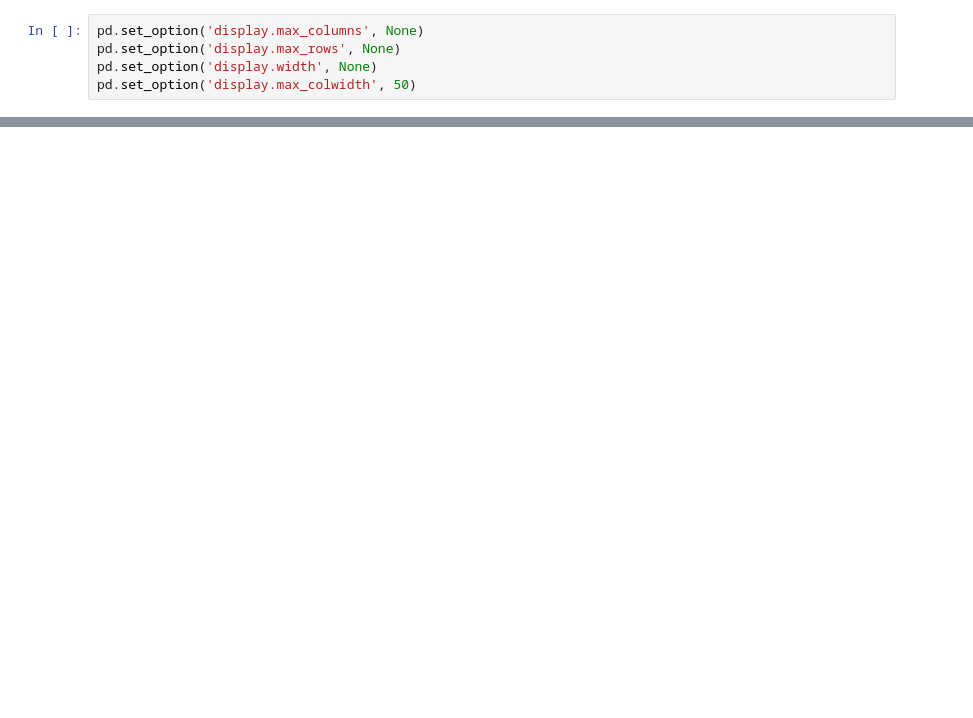
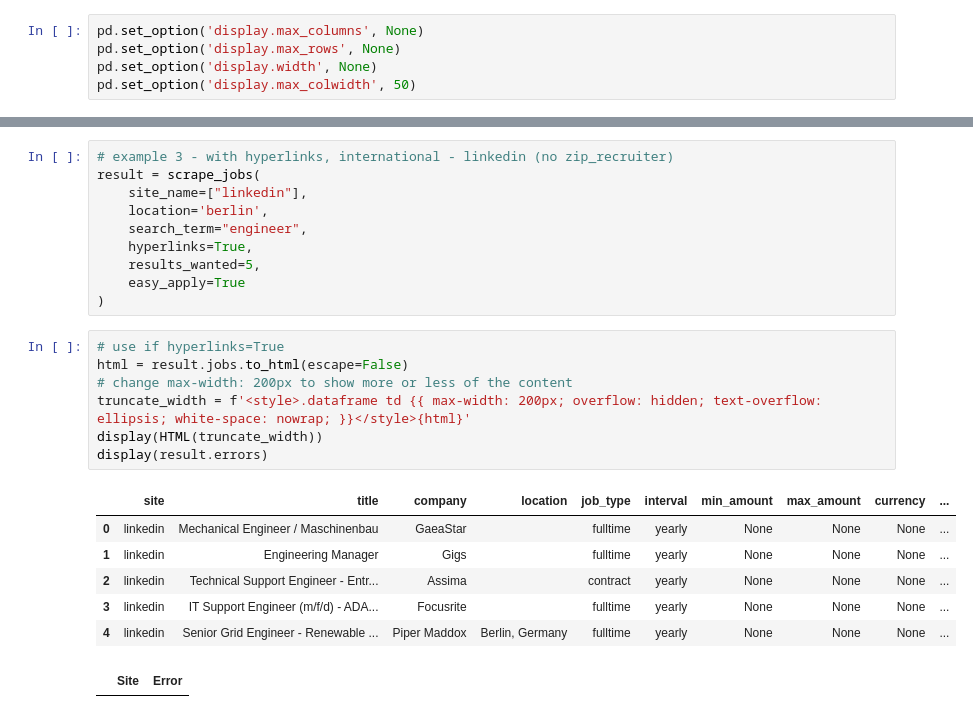
Before and after one commit to Bunsly/JobSpy, a Jupyter notebook: JobSpy_Demo.ipynb, the cells around one changed output, grey strips where cells are left out. Saved outputs shown, nothing was run; the diff lists cells and outputs as text; blank space fills up the shorter version.

```diff
--- a/JobSpy_Demo.ipynb
+++ b/JobSpy_Demo.ipynb
@@ -50,0 +70,25 @@ display(jobs)
+# %%
+# example 3 - with hyperlinks, international - linkedin (no zip_recruiter)
+result = scrape_jobs(
+    site_name=["linkedin"],
+    location='berlin',
+    search_term="engineer",
+    hyperlinks=True,
+    results_wanted=5,
+    easy_apply=True
+)
+# %%
+# use if hyperlinks=True
+html = result.jobs.to_html(escape=False)
+# change max-width: 200px to show more or less of the content
+truncate_width = f'<style>.dataframe td {{ max-width: 200px; overflow: hidden; text-overflow: ellipsis; white-space: nowrap; }}</style>{html}'
+display(HTML(truncate_width))
+display(result.errors)
+# %% [output]
+|  | site | title | company | location | job_type | interval | min_amount | max_amount | currency | ... |
+| 0 | linkedin | Mechanical Engineer / Maschinenbau | GaeaStar |  | fulltime | yearly | None | None | None | ... |
+| 1 | linkedin | Engineering Manager | Gigs |  | fulltime | yearly | None | None | None | ... |
+| 2 | linkedin | Technical Support Engineer - Entr... | Assima |  | contract | yearly | None | None | None | ... |
+| 3 | linkedin | IT Support Engineer (m/f/d) - ADA... | Focusrite |  | fulltime | yearly | None | None | None | ... |
+| 4 | linkedin | Senior Grid Engineer - Renewable ... | Piper Maddox | Berlin, Germany | fulltime | yearly | None | None | None | ... |
+|  | Site | Error |
```
Also changed, not shown: parts of 8 cells of this notebook, 6 other files.
